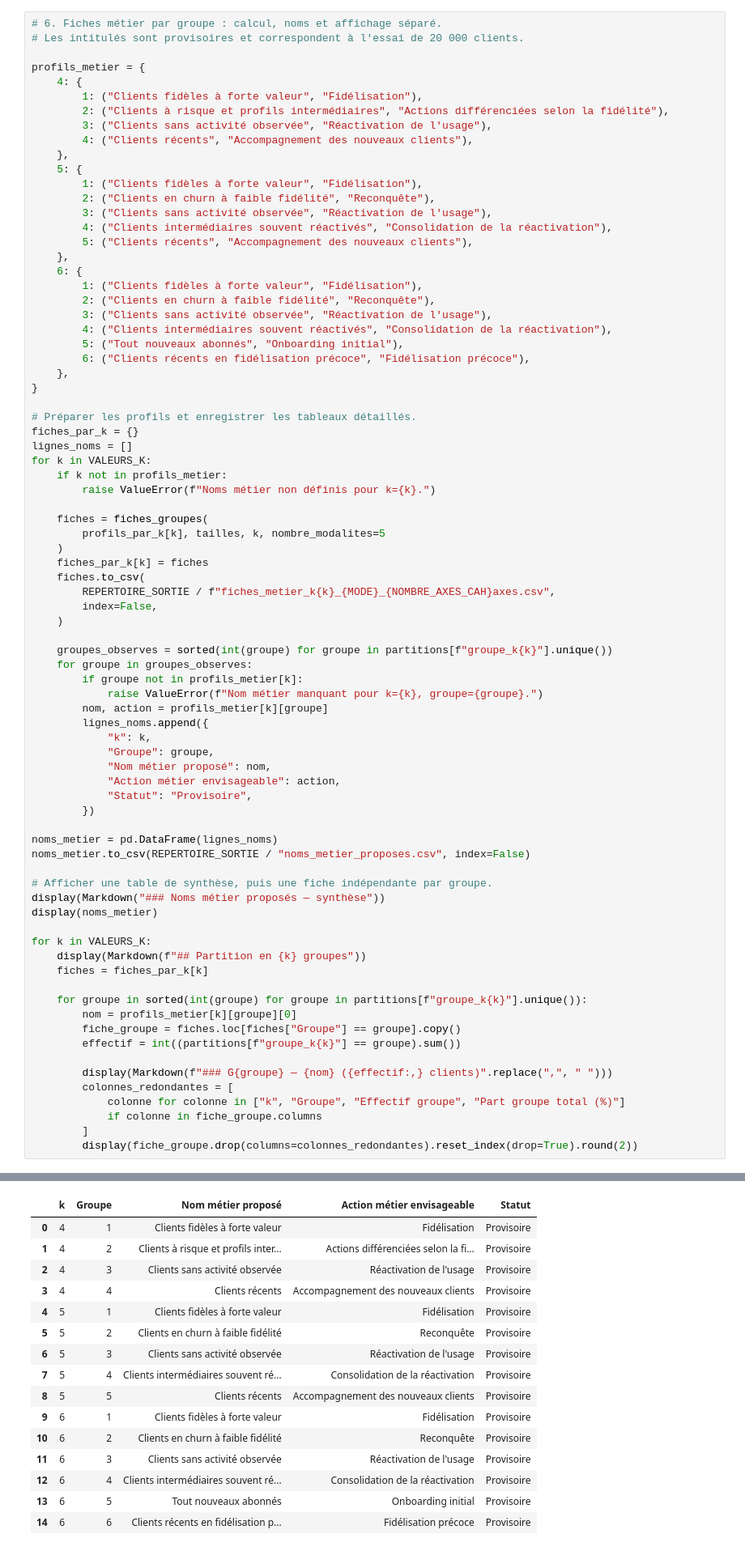
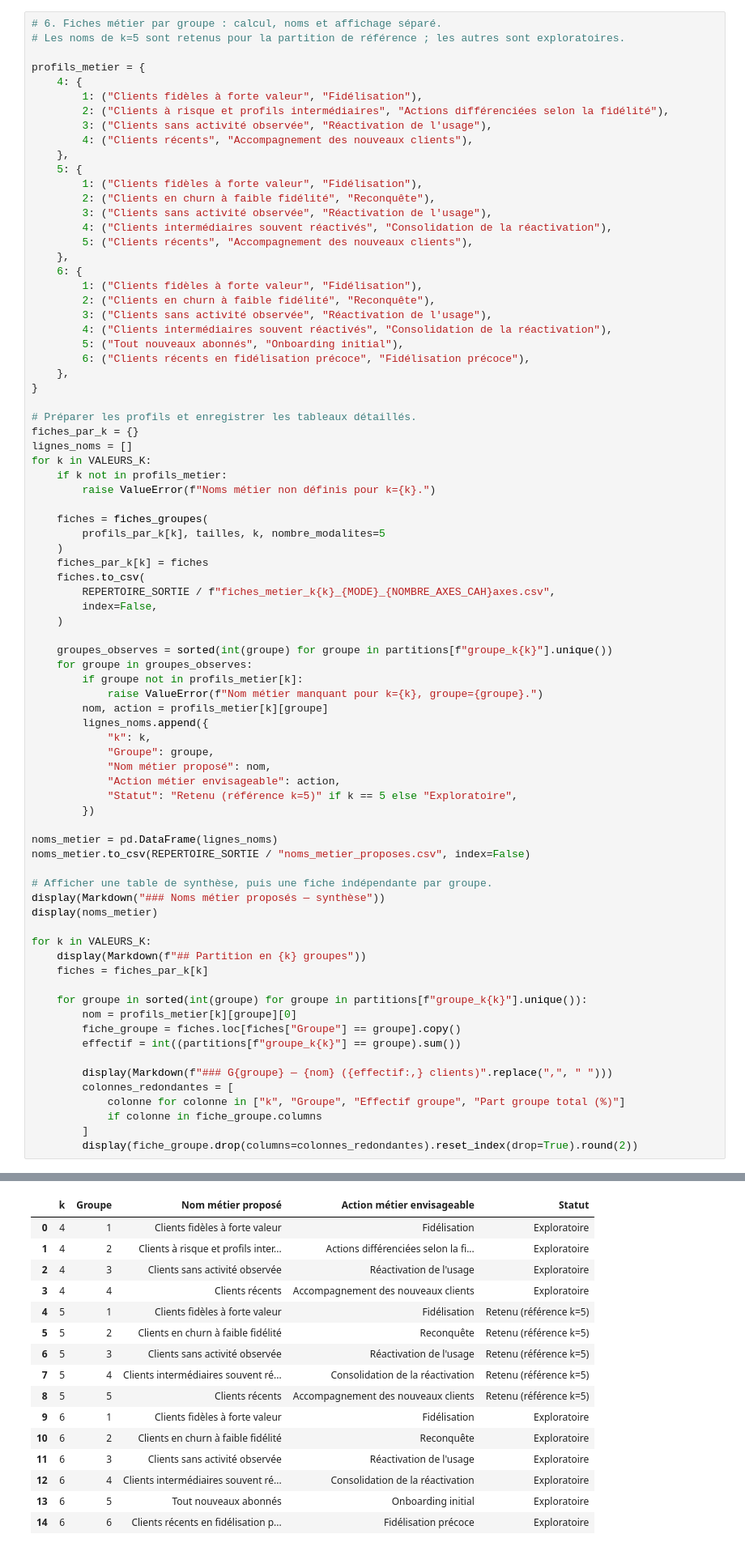
Before and after one commit to sebaarayacastro1/clustering, a Jupyter notebook: notebooks/04_interpretation_clusters.ipynb, the cells around one changed output, grey strips where cells are left out. Shown at 81% size. Saved outputs shown, nothing was run; the diff lists cells and outputs as text.

```diff
--- a/notebooks/04_interpretation_clusters.ipynb
+++ b/notebooks/04_interpretation_clusters.ipynb
@@ -303,7 +303,7 @@ Les fiches ci-dessous présentent, pour chaque groupe et chaque partition, son e
 Pour **k=6**, vérifier en priorité si le groupe le plus récent est réellement différent des autres au-delà de la simple ancienneté ; examiner les comportements de fidélité, de valeur et de consommation.
 # %%
 # 6. Fiches métier par groupe : calcul, noms et affichage séparé.
-# Les intitulés sont provisoires et correspondent à l'essai de 20 000 clients.
+# Les noms de k=5 sont retenus pour la partition de référence ; les autres sont exploratoires.
 
 profils_metier = {
     4: {
@@ -355,49 +355,49 @@ for k in VALEURS_K:
             "Groupe": groupe,
             "Nom métier proposé": nom,
             "Action métier envisageable": action,
-            "Statut": "Provisoire",
+            "Statut": "Retenu (référence k=5)" if k == 5 else "Exploratoire",
         })
 
 noms_metier = pd.DataFrame(lignes_noms)
 noms_metier.to_csv(REPERTOIRE_SORTIE / "noms_metier_proposes.csv", index=False)
 
 # Afficher une table de synthèse, puis une fiche indépendante par groupe.
 display(Markdown("### Noms métier proposés — synthèse"))
 display(noms_metier)
 
 for k in VALEURS_K:
     display(Markdown(f"## Partition en {k} groupes"))
     fiches = fiches_par_k[k]
 
     for groupe in sorted(int(groupe) for groupe in partitions[f"groupe_k{k}"].unique()):
         nom = profils_metier[k][groupe][0]
         fiche_groupe = fiches.loc[fiches["Groupe"] == groupe].copy()
         effectif = int((partitions[f"groupe_k{k}"] == groupe).sum())
 
         display(Markdown(f"### G{groupe} — {nom} ({effectif:,} clients)".replace(",", " ")))
         colonnes_redondantes = [
             colonne for colonne in ["k", "Groupe", "Effectif groupe", "Part groupe total (%)"]
             if colonne in fiche_groupe.columns
         ]
         display(fiche_groupe.drop(columns=colonnes_redondantes).reset_index(drop=True).round(2))
 # %% [output]
 ### Noms métier proposés — synthèse
 |  | k | Groupe | Nom métier proposé | Action métier envisageable | Statut |
-| 0 | 4 | 1 | Clients fidèles à forte valeur | Fidélisation | Provisoire |
-| 1 | 4 | 2 | Clients à risque et profils inter... | Actions différenciées selon la fi... | Provisoire |
-| 2 | 4 | 3 | Clients sans activité observée | Réactivation de l'usage | Provisoire |
-| 3 | 4 | 4 | Clients récents | Accompagnement des nouveaux clients | Provisoire |
-| 4 | 5 | 1 | Clients fidèles à forte valeur | Fidélisation | Provisoire |
-| 5 | 5 | 2 | Clients en churn à faible fidélité | Reconquête | Provisoire |
-| 6 | 5 | 3 | Clients sans activité observée | Réactivation de l'usage | Provisoire |
-| 7 | 5 | 4 | Clients intermédiaires souvent ré... | Consolidation de la réactivation | Provisoire |
-| 8 | 5 | 5 | Clients récents | Accompagnement des nouveaux clients | Provisoire |
-| 9 | 6 | 1 | Clients fidèles à forte valeur | Fidélisation | Provisoire |
-| 10 | 6 | 2 | Clients en churn à faible fidélité | Reconquête | Provisoire |
-| 11 | 6 | 3 | Clients sans activité observée | Réactivation de l'usage | Provisoire |
-| 12 | 6 | 4 | Clients intermédiaires souvent ré... | Consolidation de la réactivation | Provisoire |
-| 13 | 6 | 5 | Tout nouveaux abonnés | Onboarding initial | Provisoire |
-| 14 | 6 | 6 | Clients récents en fidélisation p... | Fidélisation précoce | Provisoire |
+| 0 | 4 | 1 | Clients fidèles à forte valeur | Fidélisation | Exploratoire |
+| 1 | 4 | 2 | Clients à risque et profils inter... | Actions différenciées selon la fi... | Exploratoire |
+| 2 | 4 | 3 | Clients sans activité observée | Réactivation de l'usage | Exploratoire |
+| 3 | 4 | 4 | Clients récents | Accompagnement des nouveaux clients | Exploratoire |
+| 4 | 5 | 1 | Clients fidèles à forte valeur | Fidélisation | Retenu (référence k=5) |
+| 5 | 5 | 2 | Clients en churn à faible fidélité | Reconquête | Retenu (référence k=5) |
+| 6 | 5 | 3 | Clients sans activité observée | Réactivation de l'usage | Retenu (référence k=5) |
+| 7 | 5 | 4 | Clients intermédiaires souvent ré... | Consolidation de la réactivation | Retenu (référence k=5) |
+| 8 | 5 | 5 | Clients récents | Accompagnement des nouveaux clients | Retenu (référence k=5) |
+| 9 | 6 | 1 | Clients fidèles à forte valeur | Fidélisation | Exploratoire |
+| 10 | 6 | 2 | Clients en churn à faible fidélité | Reconquête | Exploratoire |
+| 11 | 6 | 3 | Clients sans activité observée | Réactivation de l'usage | Exploratoire |
+| 12 | 6 | 4 | Clients intermédiaires souvent ré... | Consolidation de la réactivation | Exploratoire |
+| 13 | 6 | 5 | Tout nouveaux abonnés | Onboarding initial | Exploratoire |
+| 14 | 6 | 6 | Clients récents en fidélisation p... | Fidélisation précoce | Exploratoire |
 ## Partition en 4 groupes
 ### G1 — Clients fidèles à forte valeur (5 134 clients)
 |  | Type d'écart | Variable | Modalité | Fréquence dans le groupe (%) | Fréquence totale (%) | Écart (points) |
```
Also changed, not shown: parts of 4 cells of this notebook, 2 other files.
